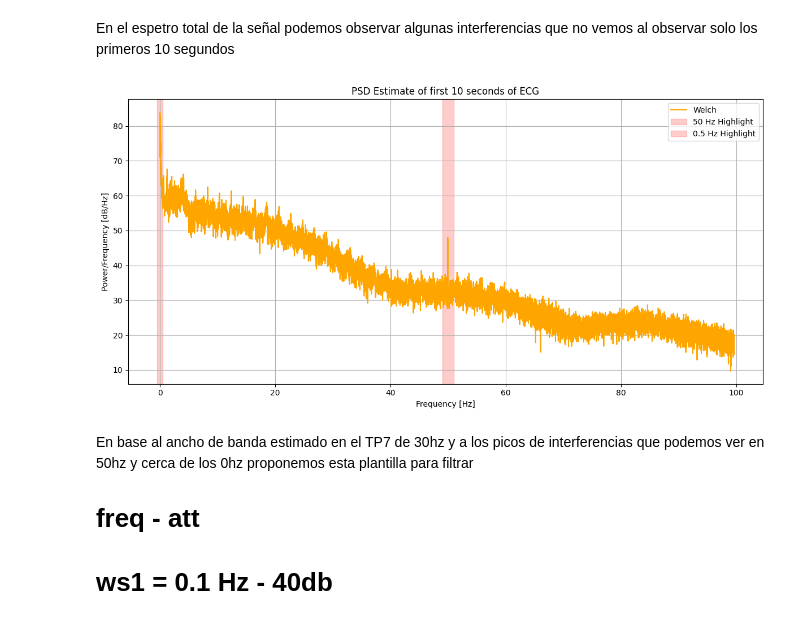
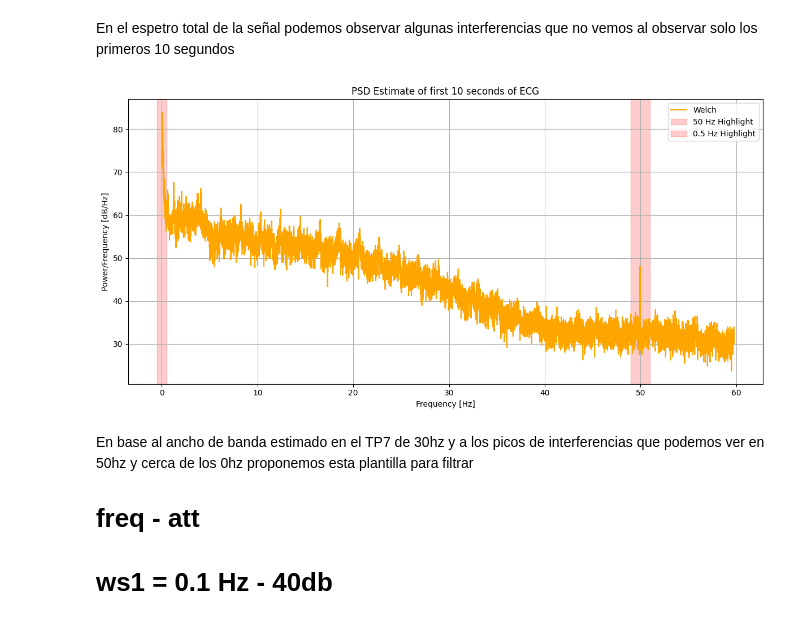
Before and after one commit to joacocibeira/PDS, a Jupyter notebook: tp_08/tp_08.ipynb, the cells around one changed output. Saved outputs shown, nothing was run; the diff lists cells and outputs as text; code cells hidden in the pictures.

```diff
--- a/tp_08/tp_08.ipynb
+++ b/tp_08/tp_08.ipynb
@@ -132,29 +257,29 @@ plt.show()
 # %% [markdown]
 En el espetro total de la señal podemos observar algunas interferencias que no vemos al observar solo los primeros 10 segundos
 # %%
-hz_100 = (len(f_ecg) // 500) * 100
+hz_60 = (len(f_ecg) // 500) * 60
 hz_51 = (len(f_ecg) // 500) * 51
 hz_49 = (len(f_ecg) // 500) * 49
 # %%
 
 plt.figure(figsize=(12, 6))
 
-plt.plot(f_ecg[:hz_100],  10*np.log10(Pxx_ecg[:hz_100]), label="Welch", color="orange")
+plt.plot(f_ecg[:hz_60],  10*np.log10(Pxx_ecg[:hz_60]), label="Welch", color="orange")
 
 plt.title("PSD Estimate of first 10 seconds of ECG")
 plt.xlabel("Frequency [Hz]")
 plt.ylabel("Power/Frequency [dB/Hz]")
 plt.axvspan(49, 51, color='red', alpha=0.2, label="50 Hz Highlight")  # Shaded region
 plt.axvspan(-0.5, 0.5, color='red', alpha=0.2, label="0.5 Hz Highlight")  # Shaded region
 
 
 plt.grid(True)
 plt.legend()
 
 plt.tight_layout()
 plt.show()
 # %% [output]
-[figure, old version]
+[figure, new version]
 # %% [markdown]
 En base al ancho de banda estimado en el TP7 de 30hz y a los picos de interferencias que podemos ver en 50hz y cerca de los 0hz proponemos esta plantilla para filtrar
 #       freq   - att
```
Also changed, not shown: parts of 21 cells of this notebook, 4 other files.
